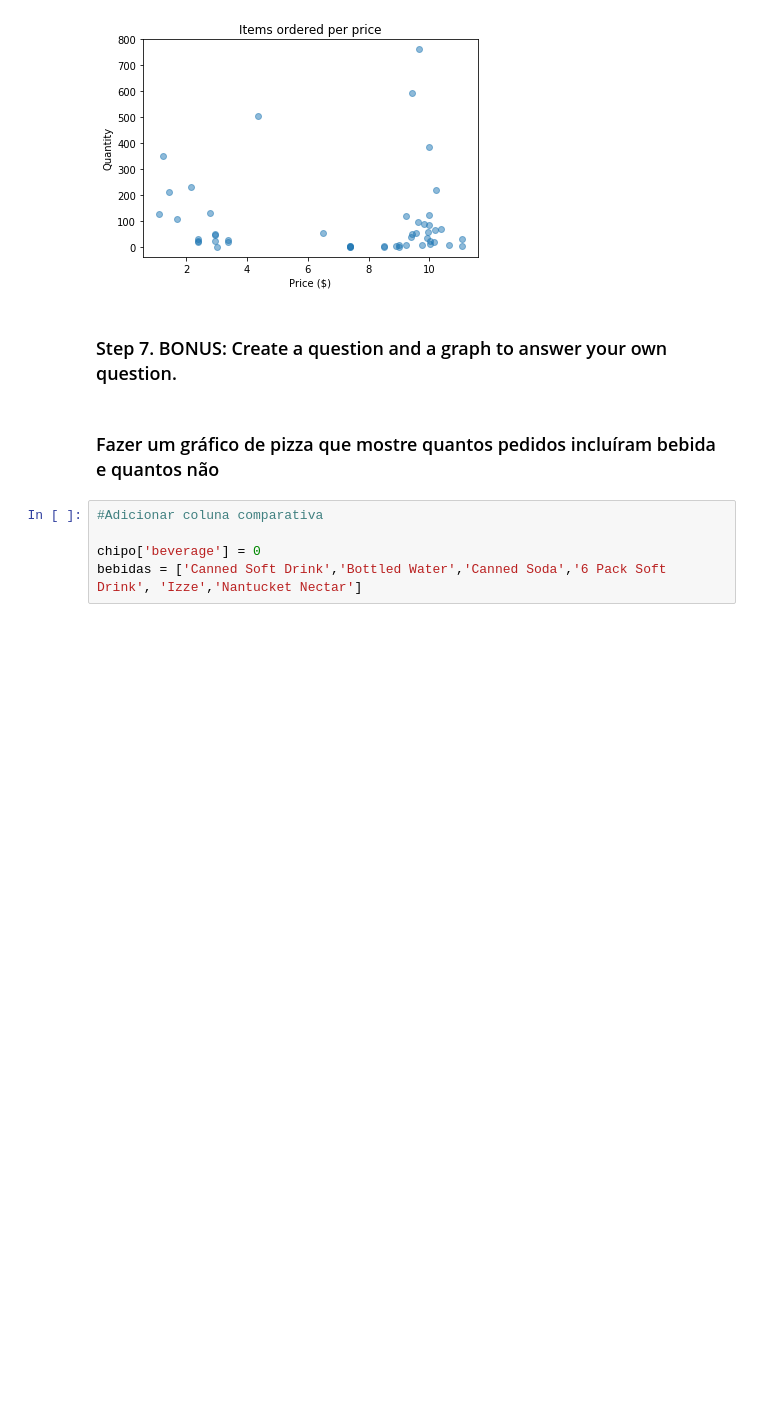
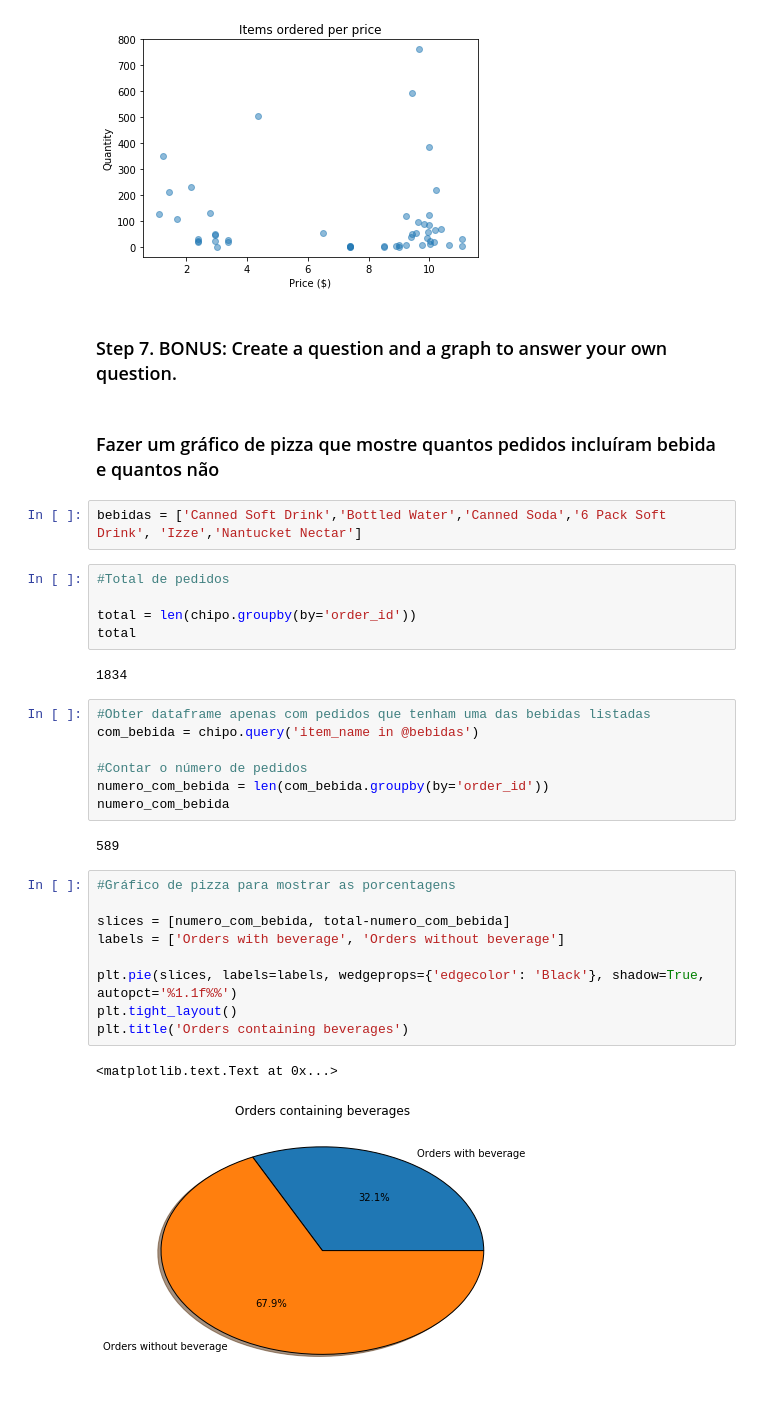
Before and after one commit to joaovitorez/octos-academy, a Jupyter notebook: 02. Data Handling/Exercises/07_Visualization/Chipotle/Exercises.ipynb, the cells around one changed output. Cells and saved outputs as stored; diff of their text form; blank space fills up the shorter version.

Commit message:
Aicionando exercicio 17 - chipotle (finalizado)

```diff
--- a/02. Data Handling/Exercises/07_Visualization/Chipotle/Exercises.ipynb
+++ b/02. Data Handling/Exercises/07_Visualization/Chipotle/Exercises.ipynb
@@ -127,7 +120,32 @@ plt.title('Items ordered per price')
 # %% [markdown]
 ### Fazer um gráfico de pizza que mostre quantos pedidos incluíram bebida e quantos não
 # %%
-#Adicionar coluna comparativa
-
-chipo['beverage'] = 0
 bebidas = ['Canned Soft Drink','Bottled Water','Canned Soda','6 Pack Soft Drink', 'Izze','Nantucket Nectar']
+# %%
+#Total de pedidos
+
+total = len(chipo.groupby(by='order_id'))
+total
+# %% [output]
+1834
+# %%
+#Obter dataframe apenas com pedidos que tenham uma das bebidas listadas
+com_bebida = chipo.query('item_name in @bebidas')
+
+#Contar o número de pedidos
+numero_com_bebida = len(com_bebida.groupby(by='order_id'))
+numero_com_bebida
+# %% [output]
+589
+# %%
+#Gráfico de pizza para mostrar as porcentagens
+
+slices = [numero_com_bebida, total-numero_com_bebida]
+labels = ['Orders with beverage', 'Orders without beverage']
+
+plt.pie(slices, labels=labels, wedgeprops={'edgecolor': 'Black'}, shadow=True, autopct='%1.1f%%')
+plt.tight_layout()
+plt.title('Orders containing beverages')
+# %% [output]
+<matplotlib.text.Text at 0x...>
+[figure, added]
```
Also changed, not shown: parts of 4 cells of this notebook.
